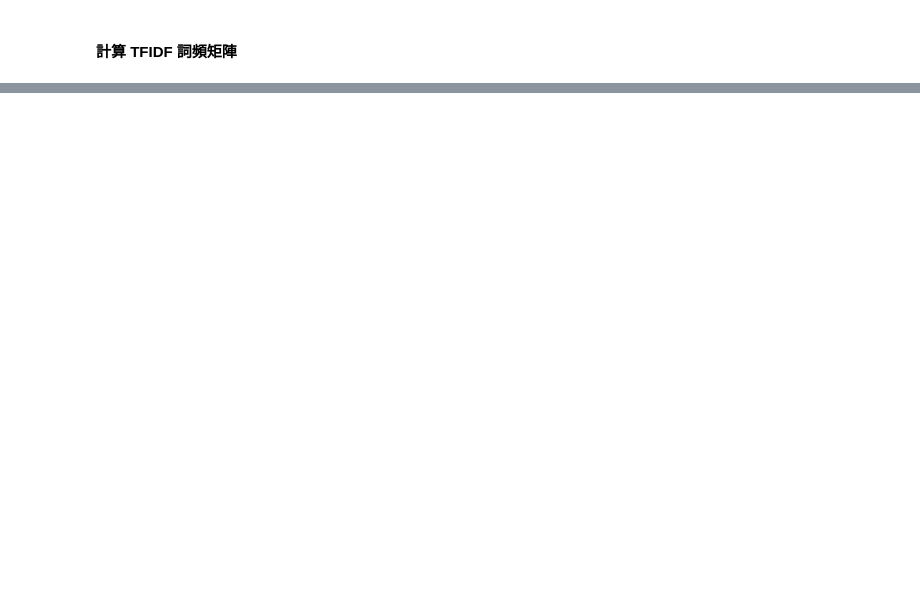
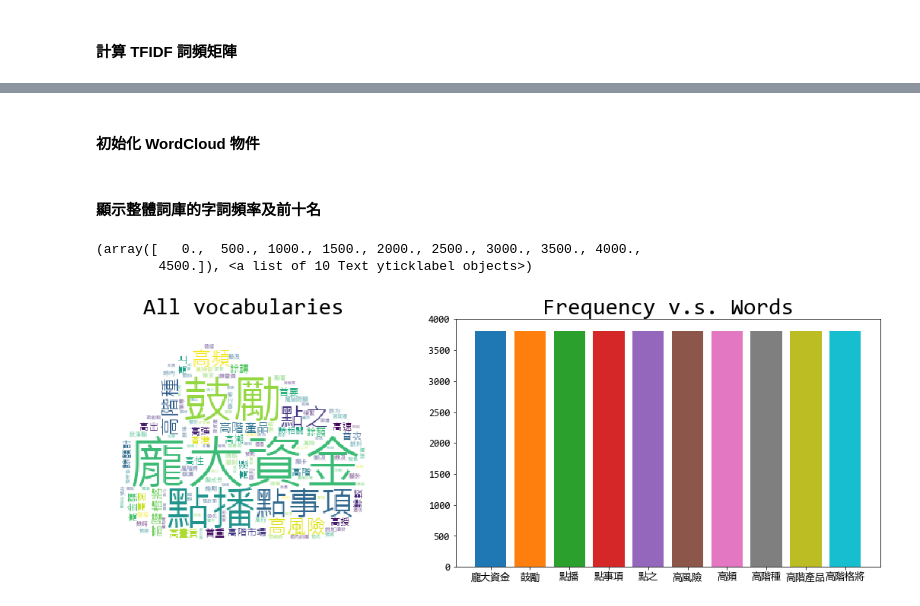
Before and after one commit to snowflakedong/107-1_Python_Project, a Jupyter notebook: Week_5/Homework.ipynb, the cells around one changed output, grey strips where cells are left out. Saved outputs shown, nothing was run; the diff lists cells and outputs as text; code cells hidden in the pictures; blank space fills up the shorter version.

```diff
--- a/Week_5/Homework.ipynb
+++ b/Week_5/Homework.ipynb
@@ -217,8 +226,9 @@ print(words[0:50])
 # %%
+limit = 0.1
 for i in range(len(data)):
     print('----Document : {0}----'.format(title[i]))
     for j in range(len(words)):
-        if tfidf_matrix[i,j] > 0.2:
+        if tfidf_matrix[i,j] > limit:
               print(words[j], tfidf_matrix[i,j])
 # %% [output]
 ----Document : 2012-4----
@@ -248,0 +263,2 @@ print(dist)
+# %%
+count_vectorizer = CountVectorizer(min_df=0.3, analyzer = 'word', stop_words = stopword)
@@ -248,0 +267,2 @@ print(dist)
+# %%
+count_matrix = count_vectorizer.fit_transform(data)
@@ -248,0 +297,31 @@ print(dist)
+# %% [markdown]
+#### 初始化 WordCloud 物件
+# %%
+font = r"/home/dongdong/.local/share/fonts/msjh.ttf"
+mask = np.array(Image.open("./cloud.png"))
+wordcloud = WordCloud(font_path=font, background_color = 'white', mask = mask)
+# %% [markdown]
+#### 顯示整體詞庫的字詞頻率及前十名
+# %%
+wordDict = count_vectorizer.vocabulary_
+
+f = plt.figure(figsize=(20,6))
+f.subplots_adjust(wspace = 0)
+
+f.add_subplot(121)
+wordcloud.fit_words(wordDict)
+plt.title('All vocabularies', fontsize = 30)
+plt.axis("off")
+plt.imshow(wordcloud)
+
+f.add_subplot(122)
+sort = sorted(wordDict.items(), key=lambda x: x[1], reverse = True)
+for i in range(10):
+    plt.bar(sort[i][0], sort[i][1])
+plt.title('Frequency v.s. Words', fontsize = 30)
+plt.xticks(fontsize = 13)
+plt.yticks(fontsize = 13)
+# %% [output]
+(array([   0.,  500., 1000., 1500., 2000., 2500., 3000., 3500., 4000.,
+        4500.]), <a list of 10 Text yticklabel objects>)
+[figure, added]
```
Also changed, not shown: parts of 32 cells of this notebook, 1 other file.
